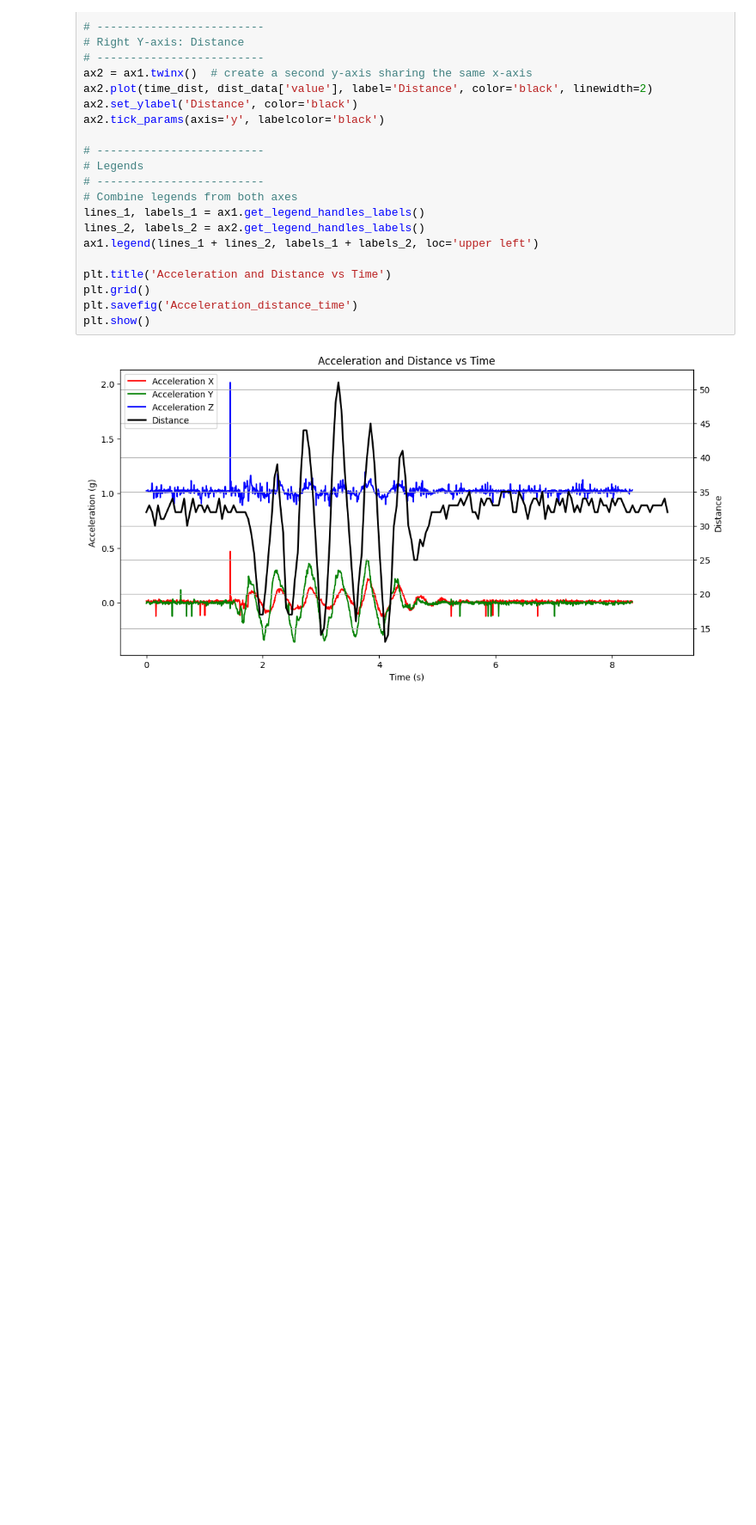
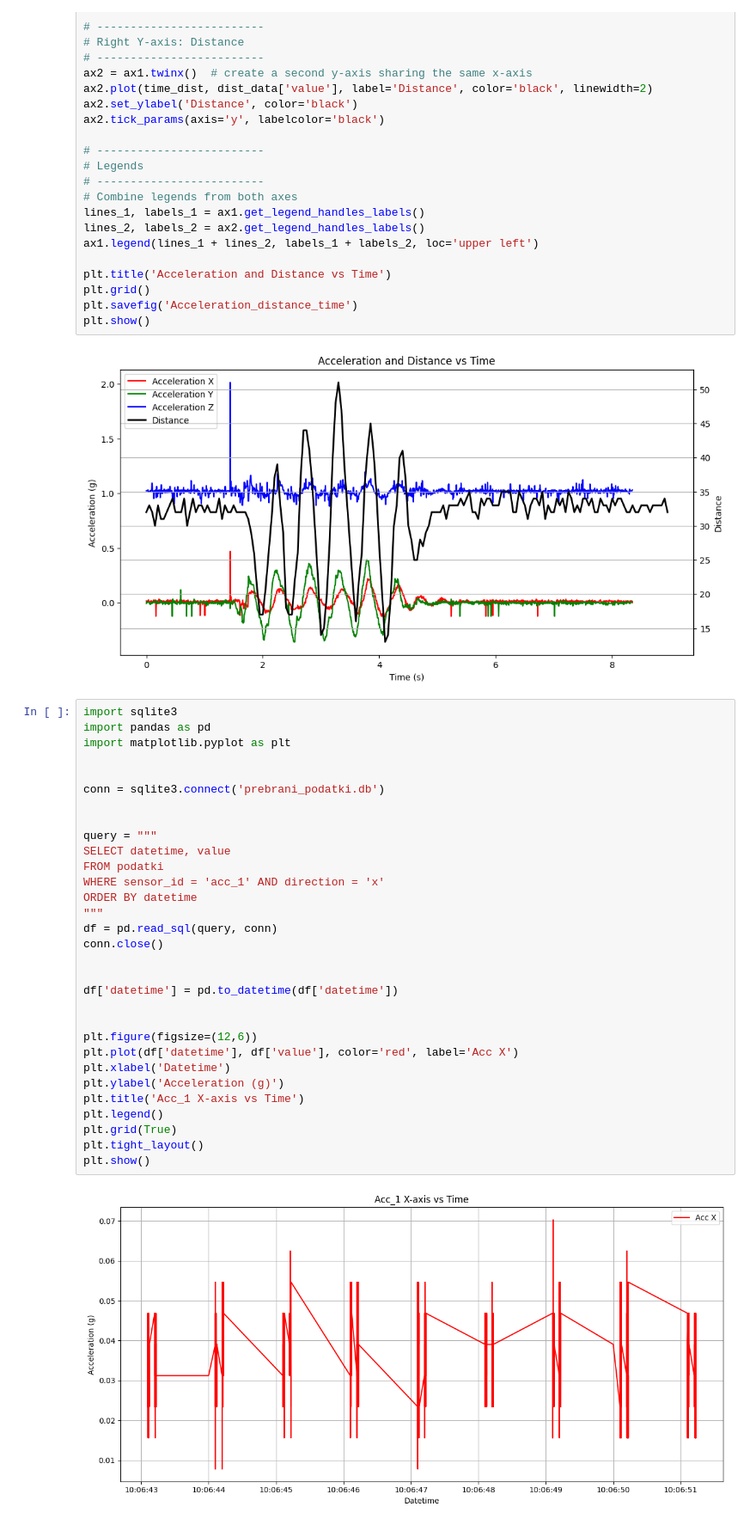
Before and after one commit to mihakodric/Gorenje-Monitoring-of-Washing-Machines, a Jupyter notebook: graf_pospesek_razdalja.ipynb, the cells around one changed output. Shown: that part at 86% size. Saved outputs shown, nothing was run; the diff lists cells and outputs as text; blank space fills up the shorter version.

Commit message:
poskus_time

```diff
--- a/graf_pospesek_razdalja.ipynb
+++ b/graf_pospesek_razdalja.ipynb
@@ -75,3 +68,36 @@ plt.savefig('Acceleration_distance_time')
 plt.show()
 # %% [output]
 [figure]
+# %%
+import sqlite3
+import pandas as pd
+import matplotlib.pyplot as plt
+
+
+conn = sqlite3.connect('prebrani_podatki.db')
+
+
+query = """
+SELECT datetime, value
+FROM podatki
+WHERE sensor_id = 'acc_1' AND direction = 'x'
+ORDER BY datetime
+"""
+df = pd.read_sql(query, conn)
+conn.close()
+
+
+df['datetime'] = pd.to_datetime(df['datetime'])
+
+
+plt.figure(figsize=(12,6))
+plt.plot(df['datetime'], df['value'], color='red', label='Acc X')
+plt.xlabel('Datetime')
+plt.ylabel('Acceleration (g)')
+plt.title('Acc_1 X-axis vs Time')
+plt.legend()
+plt.grid(True)
+plt.tight_layout()
+plt.show()
+# %% [output]
+[figure, added]
```
Also changed, not shown: parts of 2 cells of this notebook.
